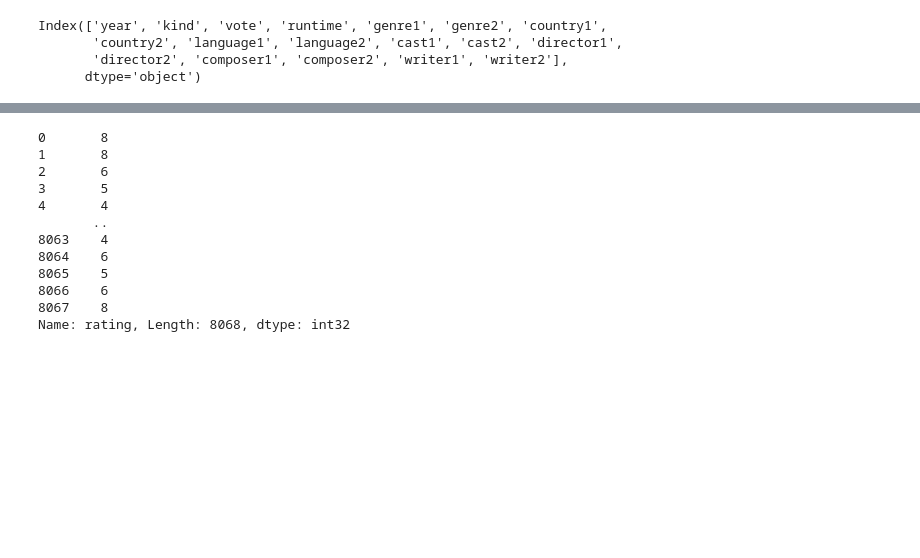
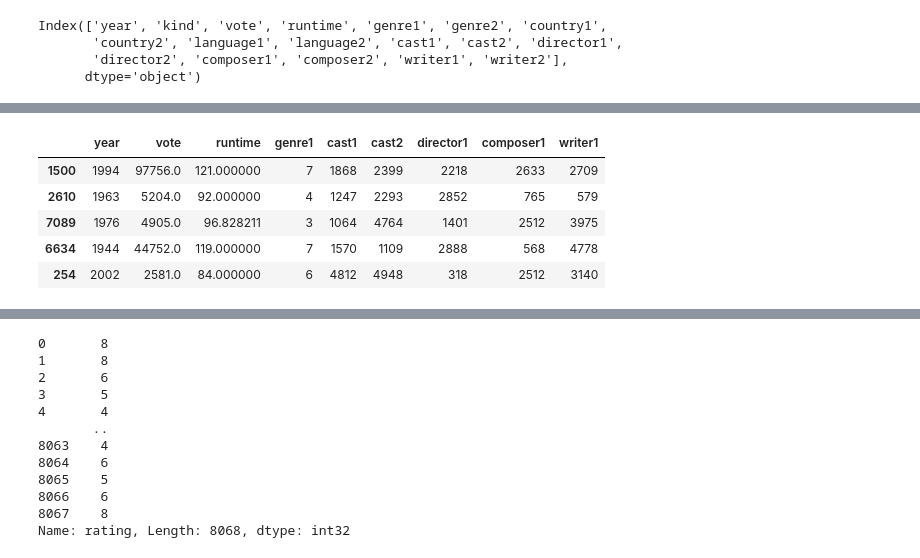
Before and after one commit to MichelBrunGit/Ironhack-DAFT-Project7-ML-Netflix, a Jupyter notebook: ML-All_Models-Features.ipynb, the cells around one changed output, grey strips where cells are left out. Cells and saved outputs as stored; diff of their text form; code cells hidden in the pictures; blank space fills up the shorter version.

```diff
--- a/ML-All_Models-Features.ipynb
+++ b/ML-All_Models-Features.ipynb
@@ -236,0 +256,9 @@ x_test = rs.transform(x_test)
+# %%
+x_train.head()
+# %% [output]
+|  | year | vote | runtime | genre1 | cast1 | cast2 | director1 | composer1 | writer1 |
+| 1500 | 1994 | 97756.0 | 121.000000 | 7 | 1868 | 2399 | 2218 | 2633 | 2709 |
+| 2610 | 1963 | 5204.0 | 92.000000 | 4 | 1247 | 2293 | 2852 | 765 | 579 |
+| 7089 | 1976 | 4905.0 | 96.828211 | 3 | 1064 | 4764 | 1401 | 2512 | 3975 |
+| 6634 | 1944 | 44752.0 | 119.000000 | 7 | 1570 | 1109 | 2888 | 568 | 4778 |
+| 254 | 2002 | 2581.0 | 84.000000 | 6 | 4812 | 4948 | 318 | 2512 | 3140 |
```
Also changed, not shown: parts of 19 cells of this notebook, 1 other file.
